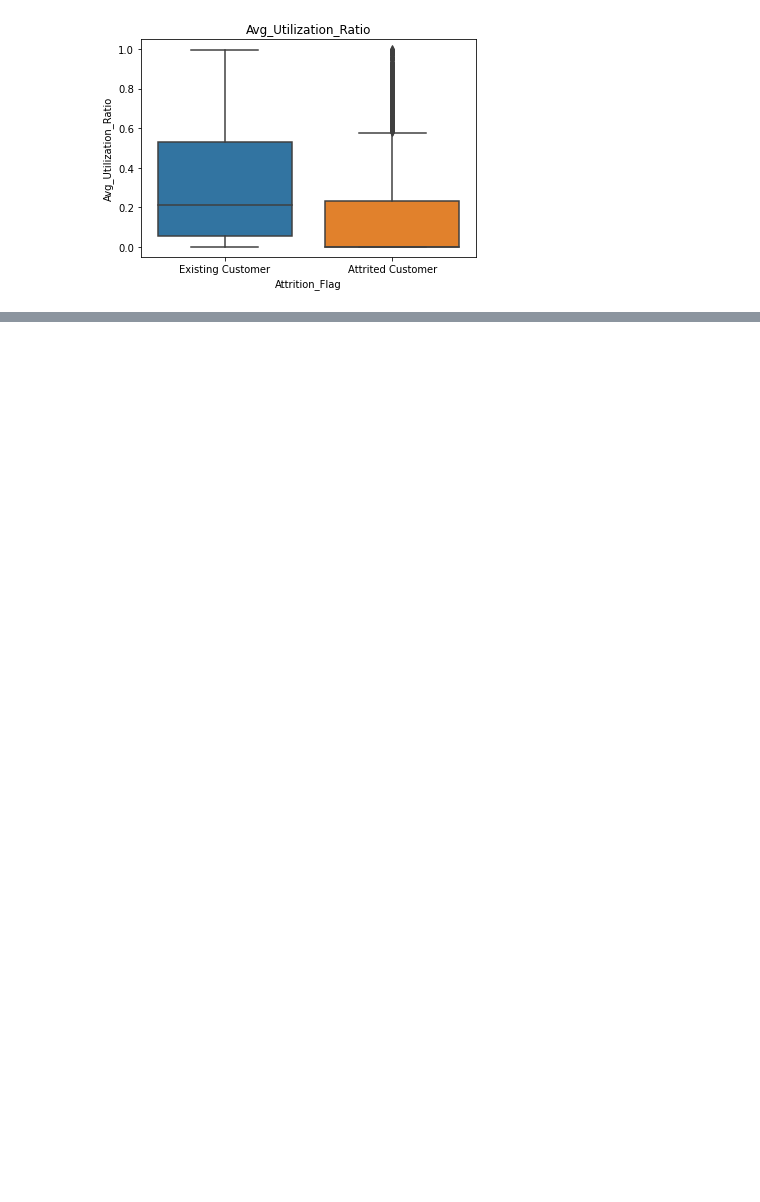
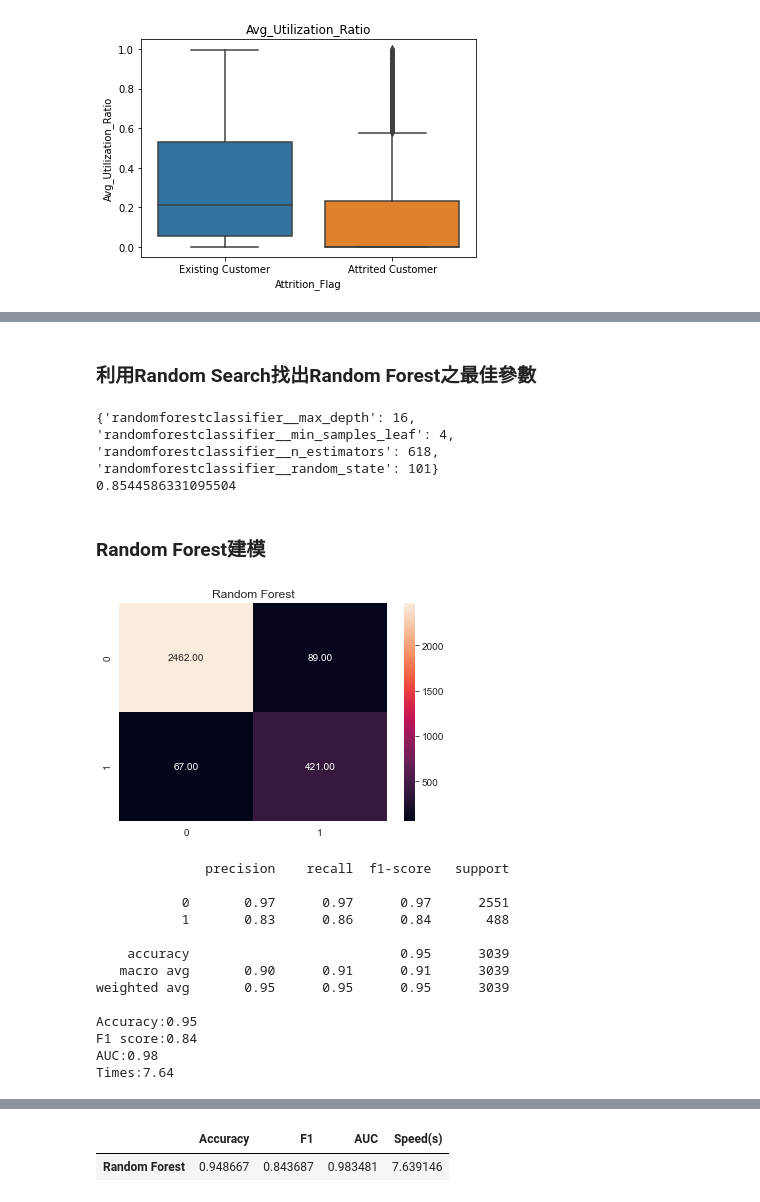
Before and after one commit to jason272727/Side-Project, a Jupyter notebook: Project2.ipynb, the cells around one changed output, grey strips where cells are left out. Drawn from its saved outputs; the diff is of its cells as text; code cells hidden in the pictures; blank space fills up the shorter version.

```diff
--- a/Project2.ipynb
+++ b/Project2.ipynb
@@ -276,7 +383,7 @@ plt.show()
 backupdata=df
 columns=df.select_dtypes(include=[object]).columns
 df=pd.concat([df,pd.get_dummies(df[columns])],axis=1)
-df=df.drop(['Gender','Education_Level','Marital_Status','Income_Category','Card_Category'],axis=1)
+df=df.drop(['Gender','Marital_Status'],axis=1)
 df['Attrition_Flag']=df['new_Attrition_Flag']
 df=df.drop(['new_Attrition_Flag'],axis=1)
 df.info()
@@ -591,0 +468,7 @@ Time: 0.5902321338653564
+# %%
+#最常用的oversampling方式為SMOTE
+from imblearn.over_sampling import SMOTE
+from sklearn.model_selection import train_test_split
+x_train,x_test,y_train,y_test=train_test_split(x,y,test_size=0.3,random_state=101)
+x_res,y_res=SMOTE(random_state=111).fit_resample(x_train,y_train)
+y_res.value_counts() #顯示resampling後的結果，可以發現目標變項以平衡。
@@ -591,0 +551,65 @@ Time: 0.5902321338653564
+# %%
+def learning_curve_loss(x_res,y_res,model,title):
+    k=StratifiedKFold(n_splits=5,shuffle=True)
+    train_sizes,train_loss,test_loss=learning_curve(model,x_res,y_res,cv=k,scoring='neg_log_loss',n_jobs=-1,train_sizes=np.linspace(0.01,1.0,8))
+
+    train_loss_mean=-np.mean(train_loss,axis=1)
+    test_loss_mean=-np.mean(test_loss,axis=1)
+
+    plt.plot(train_sizes,train_loss_mean,'-o',color='r',label='Training')
+    plt.plot(train_sizes,test_loss_mean,'-o',color='g',label='Cross_Validation')
+
+    plt.grid(True)
+    plt.ylabel('loss')
+    plt.title(title)
+    plt.legend()
+    plt.show()
+# %% [markdown]
+<h3>利用Random Search找出Random Forest之最佳參數</h3>
+# %%
+from scipy.stats import randint
+from sklearn.model_selection import RandomizedSearchCV
+from imblearn.pipeline import make_pipeline
+from sklearn.ensemble import RandomForestClassifier
+k=StratifiedKFold(n_splits=5,shuffle=True)
+rfc_params={
+    'randomforestclassifier__n_estimators':randint(1,1000),
+    'randomforestclassifier__max_depth':randint(3,20),
+    'randomforestclassifier__min_samples_leaf':randint(1,100),
+    'randomforestclassifier__random_state':[101]
+}
+x_train,x_test,y_train,y_test=train_test_split(x,y,test_size=0.3,random_state=101)
+smote_rfc_pipe=make_pipeline(SMOTE(random_state=101),RandomForestClassifier())
+rfc_smote_optimal=RandomizedSearchCV(smote_rfc_pipe,rfc_params,n_iter=10,cv=k,scoring='f1',n_jobs=-1)
+rfc_smote_optimal.fit(x_train,y_train)
+print(rfc_smote_optimal.best_params_)
+print(rfc_smote_optimal.best_score_)
+# %% [output]
+{'randomforestclassifier__max_depth': 16, 'randomforestclassifier__min_samples_leaf': 4, 'randomforestclassifier__n_estimators': 618, 'randomforestclassifier__random_state': 101}
+0.8544586331095504
+# %% [markdown]
+<h3>Random Forest建模</h3>
+# %%
+x_train,x_test,y_train,y_test=train_test_split(x,y,test_size=0.3,random_state=101)
+x_res,y_res=SMOTE(random_state=101).fit_resample(x_train,y_train)
+model=RandomForestClassifier(n_estimators=618,max_depth=16,min_samples_leaf=4,random_state=101)
+title='Random Forest'
+form=modeling(x_res,y_res,model,title)
+learning_curve_score(x_res,y_res,model,title)
+learning_curve_loss(x_res,y_res,model,title)
+form
+# %% [output]
+[figure, added]
+              precision    recall  f1-score   support
+
+           0       0.97      0.97      0.97      2551
+           1       0.83      0.86      0.84       488
+
+    accuracy                           0.95      3039
+   macro avg       0.90      0.91      0.91      3039
+weighted avg       0.95      0.95      0.95      3039
+
+Accuracy:0.95
+F1 score:0.84
+AUC:0.98
+Times:7.64
@@ -591,0 +618,2 @@ Time: 0.5902321338653564
+|  | Accuracy | F1 | AUC | Speed(s) |
+| Random Forest | 0.948667 | 0.843687 | 0.983481 | 7.639146 |
```
Also changed, not shown: parts of 57 cells of this notebook.
